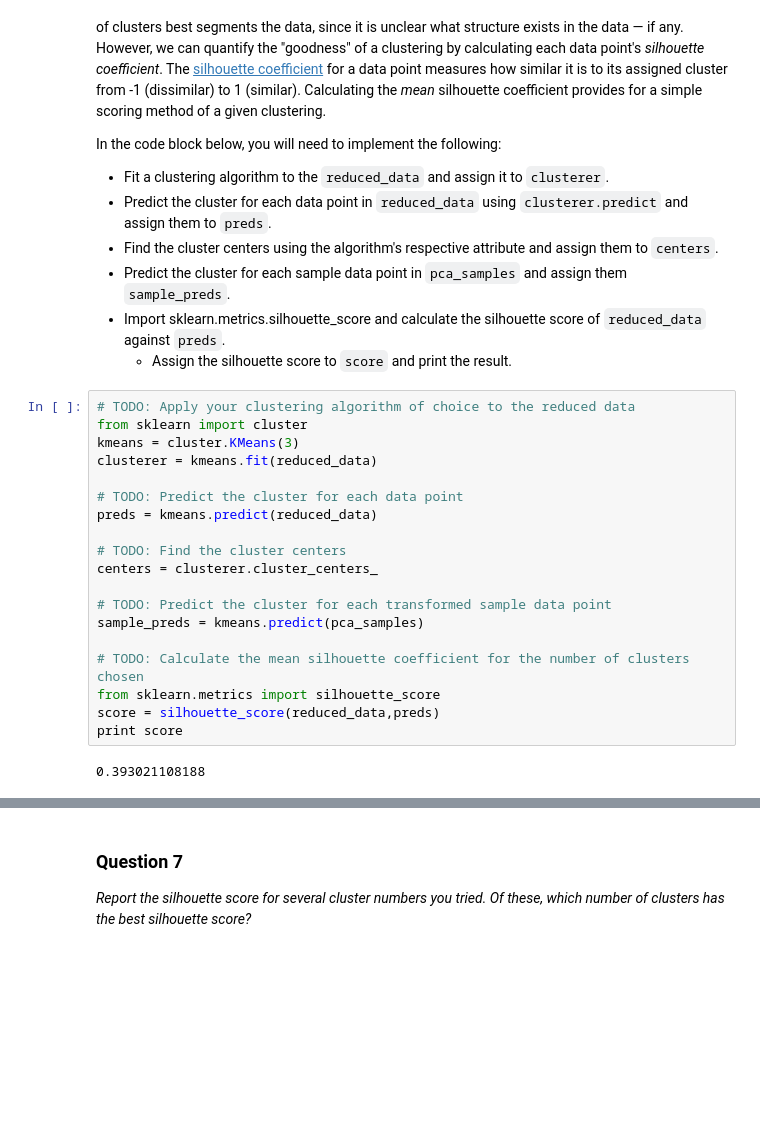
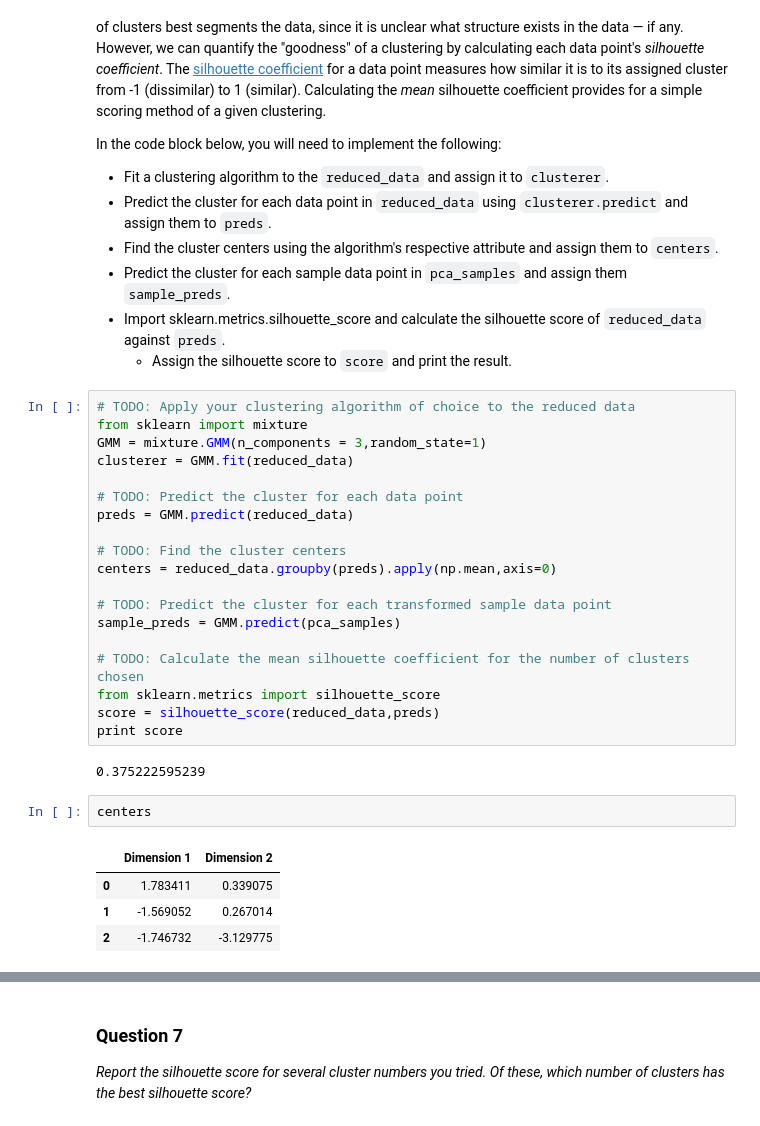
Before and after one commit to richardsun-voyager/MachineLearningNanodegreeProjects, a Jupyter notebook: creating_customer_segments/customer_segments.ipynb, the cells around one changed output, grey strips where cells are left out. Cells and saved outputs as stored; diff of their text form; blank space fills up the shorter version.

```diff
--- a/creating_customer_segments/customer_segments.ipynb
+++ b/creating_customer_segments/customer_segments.ipynb
@@ -443,25 +443,32 @@ In the code block below, you will need to implement the following:
    - Assign the silhouette score to `score` and print the result.
 # %%
 # TODO: Apply your clustering algorithm of choice to the reduced data
-from sklearn import cluster
-kmeans = cluster.KMeans(3)
-clusterer = kmeans.fit(reduced_data)
+from sklearn import mixture
+GMM = mixture.GMM(n_components = 3,random_state=1)
+clusterer = GMM.fit(reduced_data)
 
 # TODO: Predict the cluster for each data point
-preds = kmeans.predict(reduced_data)
+preds = GMM.predict(reduced_data)
 
 # TODO: Find the cluster centers
-centers = clusterer.cluster_centers_
+centers = reduced_data.groupby(preds).apply(np.mean,axis=0)
 
 # TODO: Predict the cluster for each transformed sample data point
-sample_preds = kmeans.predict(pca_samples)
+sample_preds = GMM.predict(pca_samples)
 
 # TODO: Calculate the mean silhouette coefficient for the number of clusters chosen
 from sklearn.metrics import silhouette_score
 score = silhouette_score(reduced_data,preds)
 print score
 # %% [output]
-0.393021108188
+0.375222595239
+# %%
+centers
+# %% [output]
+|  | Dimension 1 | Dimension 2 |
+| 0 | 1.783411 | 0.339075 |
+| 1 | -1.569052 | 0.267014 |
+| 2 | -1.746732 | -3.129775 |
 # %%
 nums = [2,3,4,5,6,7,8,9]
 for num in nums:
```
Also changed, not shown: parts of 7 cells of this notebook, 1 other file.
